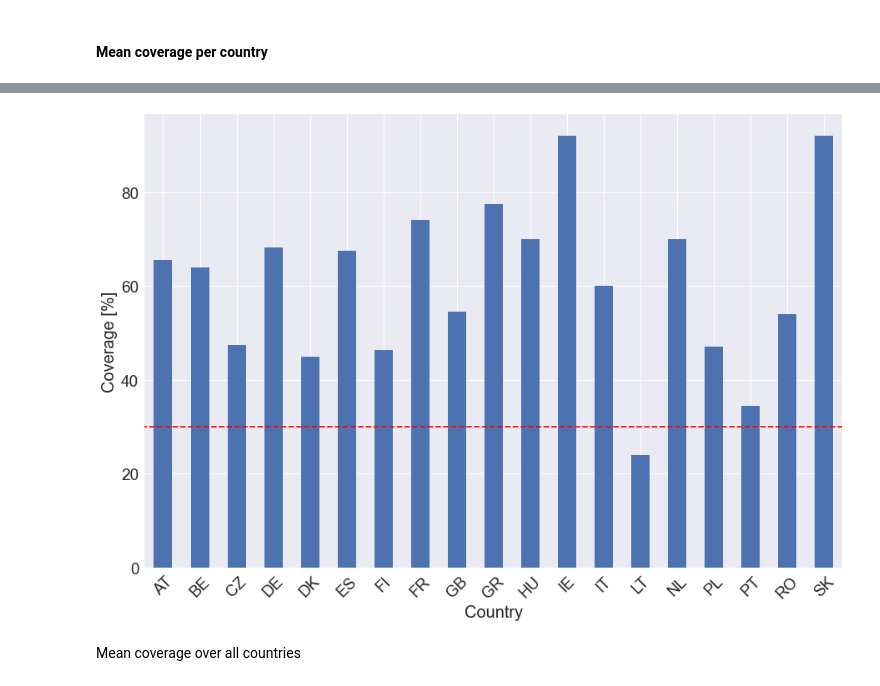
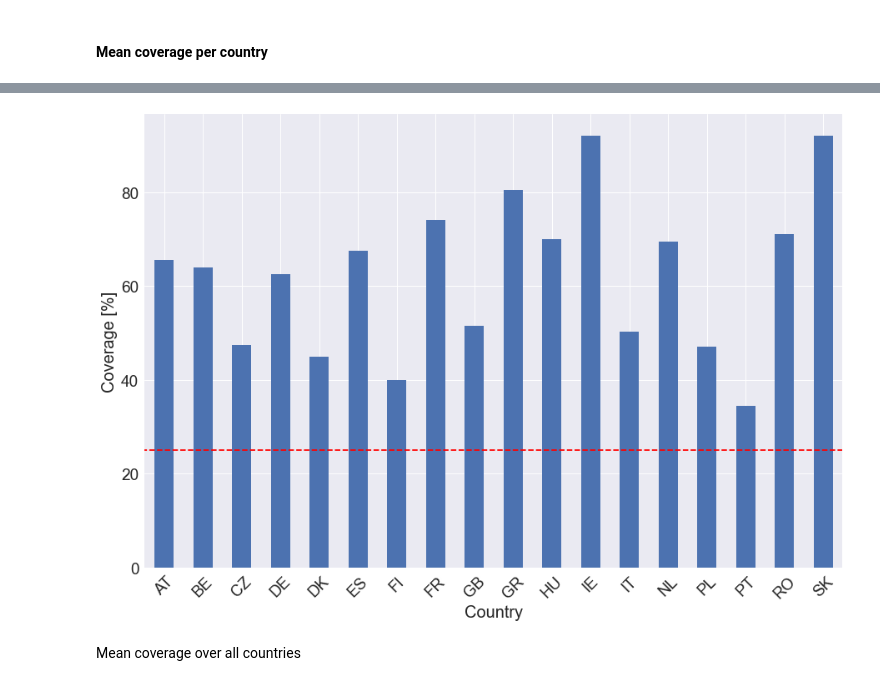
Before and after one commit to INATECH-CIG/CO2_emissions_factors, a Jupyter notebook: EF calculation bottom up method.ipynb, the cells around one changed output, grey strips where cells are left out. Drawn from its saved outputs; the diff is of its cells as text; code cells hidden in the pictures.

```diff
--- a/EF calculation bottom up method.ipynb
+++ b/EF calculation bottom up method.ipynb
@@ -376,10 +400,10 @@ https://www.gegenwind-saarland.de/Materialien/Energiewende/071031--VdI---CO2-Emi
 # %%
 # emissions space per technology in [t CO2/MWh]
 
-emission_space = {"lignite": (1.705,.568),
-                  "hard_coal": (1.252,.418),
-                  "gas": (.600,.200),
-                  "other_fossil": (1.570,.400)}
+emission_space = {"lignite": (1.635,0.545),
+                  "hard_coal": (1.230,0.410),
+                  "gas": (0.555,0.185),
+                  "other_fossil": (2.250,0.750)}
 # %%
 # function for CI check
 def check_CI (PP_EF, ProductionTypeName):
@@ -606,3 +609,6 @@ entsoe_gen_type = load_timeseries_ENTSOE(input_directory_path, 'time_series_60mi
+# %%
+#entsoe_gen_type = load_timeseries_ENTSOE(input_directory_path, 'time_series_60min_multiindex.csv')
+entsoe_gen_type = pd.read_csv(input_directory_path+'/entsoe_gen_type_hourly_table.csv', index_col=[0], header=[0, 1], parse_dates=True).dropna(how="all", axis=0)
 # %% [markdown]
 Show the head of the data (the data is using a multi index for the columns)
 # %%
@@ -717,20 +726,20 @@ Name: covered_generation, dtype: float64
 # %%
 fig, ax = plt.subplots(1, 1)
 
 ax = gen_data_comparison.groupby(['EUTL_countrycode']).mean()['covered_generation'].plot(kind='bar', ylabel='Coverage [%]')
 
-ax.plot([-10, 100], [30, 30], 'r--')
+ax.plot([-10, 100], [25, 25], 'r--')
 
 ax.set_xlabel("Country" , fontsize=20)
 ax.set_ylabel("Coverage [%]", fontsize=20)
 
 ax.tick_params(axis='y',labelsize=19)
 ax.tick_params(axis='x',labelsize=19)
 
 
 ax.tick_params(axis='x', rotation=45)
 # %% [output]
-[figure, old version]
+[figure, new version]
 # %%
 fig.savefig(os.path.join(output_directory_path + '/_mean_coverage_of_elec_production_per_country.png'))
 # %% [markdown]
```
Also changed, not shown: parts of 29 cells of this notebook, 13 other files.
